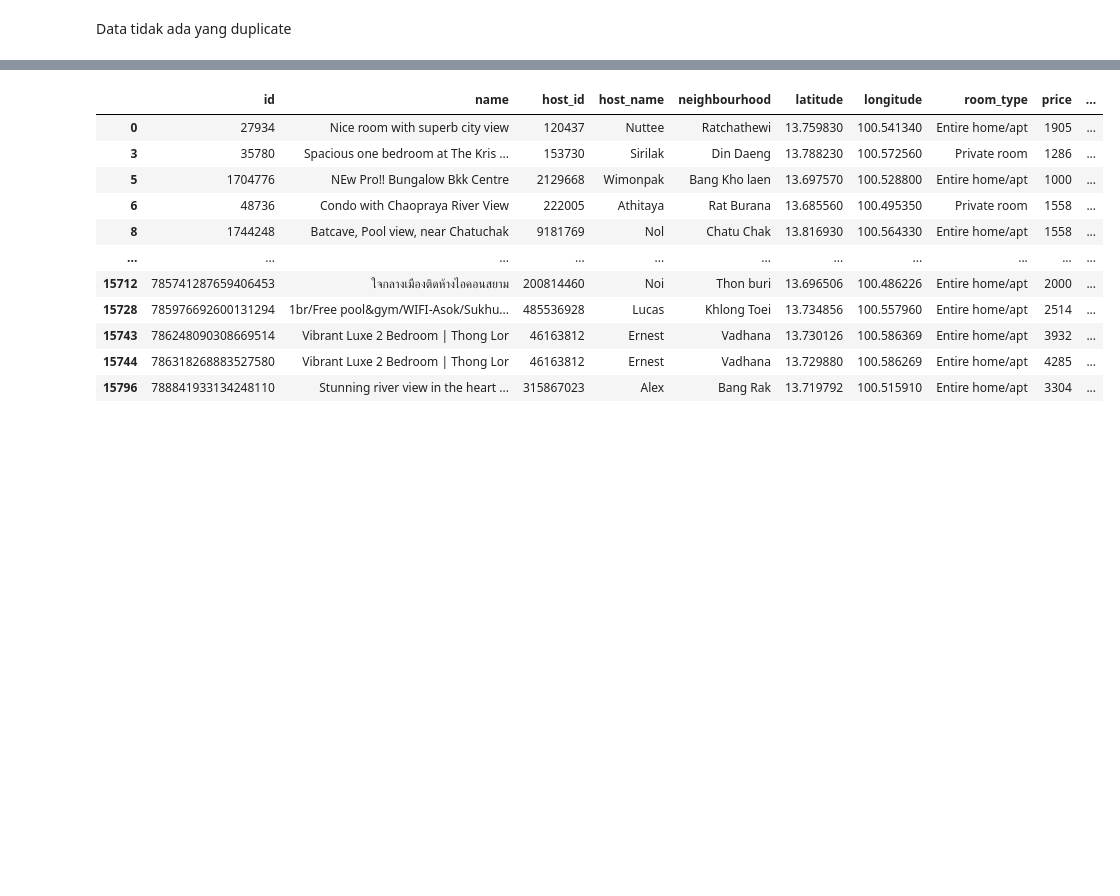
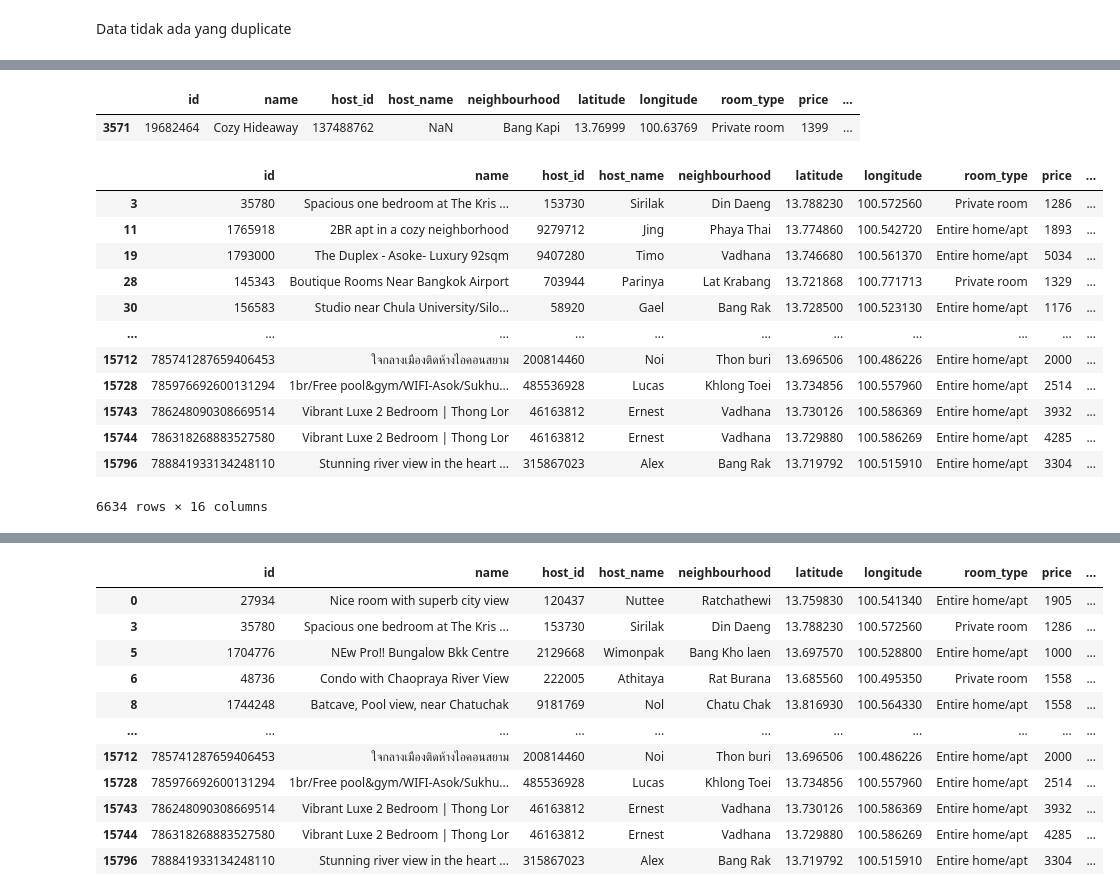
Before and after one commit to nabhanibrhm/learning, a Jupyter notebook: capstone_2/script/Capstone2.ipynb, the cells around one changed output, grey strips where cells are left out. Cells and saved outputs as stored; diff of their text form; code cells hidden in the pictures; blank space fills up the shorter version.

```diff
--- a/capstone_2/script/Capstone2.ipynb
+++ b/capstone_2/script/Capstone2.ipynb
@@ -5,0 +3,4 @@ Mounted at content
+# %%
+df = pd.read_csv(r'D:\Purwadhika\belajar aja\learning\capstone_2\data\Airbnb Listings Bangkok.csv')
+df.drop(['Unnamed: 0'], axis=1 ,inplace=True)
+df.head()
@@ -20,7 +28,3 @@ Mounted at content
 * calculated_host_listings_count:
 * availability_365:
 * number_of_reviews_ltm:
-# %%
-df = pd.read_csv('/content/content/MyDrive/CAPSTONE 2/DATASET/Airbnb Listings Bangkok.csv')
-df.drop(['Unnamed: 0'], axis=1 ,inplace=True)
-df
@@ -59,0 +98,21 @@ dtype: int64
+# %%
+df[df['host_name'].isna()]
+# %% [output]
+|  | id | name | host_id | host_name | neighbourhood | latitude | longitude | room_type | price | ... |
+| 3571 | 19682464 | Cozy Hideaway | 137488762 | NaN | Bang Kapi | 13.76999 | 100.63769 | Private room | 1399 | ... |
+# %%
+df[df['number_of_reviews_ltm']!=0]
+# %% [output]
+|  | id | name | host_id | host_name | neighbourhood | latitude | longitude | room_type | price | ... |
+| 3 | 35780 | Spacious one bedroom at The Kris ... | 153730 | Sirilak | Din Daeng | 13.788230 | 100.572560 | Private room | 1286 | ... |
+| 11 | 1765918 | 2BR apt in a cozy neighborhood | 9279712 | Jing | Phaya Thai | 13.774860 | 100.542720 | Entire home/apt | 1893 | ... |
+| 19 | 1793000 | The Duplex - Asoke- Luxury 92sqm | 9407280 | Timo | Vadhana | 13.746680 | 100.561370 | Entire home/apt | 5034 | ... |
+| 28 | 145343 | Boutique Rooms Near Bangkok Airport | 703944 | Parinya | Lat Krabang | 13.721868 | 100.771713 | Private room | 1329 | ... |
+| 30 | 156583 | Studio near Chula University/Silo... | 58920 | Gael | Bang Rak | 13.728500 | 100.523130 | Entire home/apt | 1176 | ... |
+| ... | ... | ... | ... | ... | ... | ... | ... | ... | ... | ... |
+| 15712 | 785741287659406453 | ใจกลางเมืองติดห้างไอคอนสยาม | 200814460 | Noi | Thon buri | 13.696506 | 100.486226 | Entire home/apt | 2000 | ... |
+| 15728 | 785976692600131294 | 1br/Free pool&gym/WIFI-Asok/Sukhu... | 485536928 | Lucas | Khlong Toei | 13.734856 | 100.557960 | Entire home/apt | 2514 | ... |
+| 15743 | 786248090308669514 | Vibrant Luxe 2 Bedroom | Thong Lor | 46163812 | Ernest | Vadhana | 13.730126 | 100.586369 | Entire home/apt | 3932 | ... |
+| 15744 | 786318268883527580 | Vibrant Luxe 2 Bedroom | Thong Lor | 46163812 | Ernest | Vadhana | 13.729880 | 100.586269 | Entire home/apt | 4285 | ... |
+| 15796 | 788841933134248110 | Stunning river view in the heart ... | 315867023 | Alex | Bang Rak | 13.719792 | 100.515910 | Entire home/apt | 3304 | ... |
+6634 rows × 16 columns
```
Also changed, not shown: parts of 13 cells of this notebook, 1 other file.
